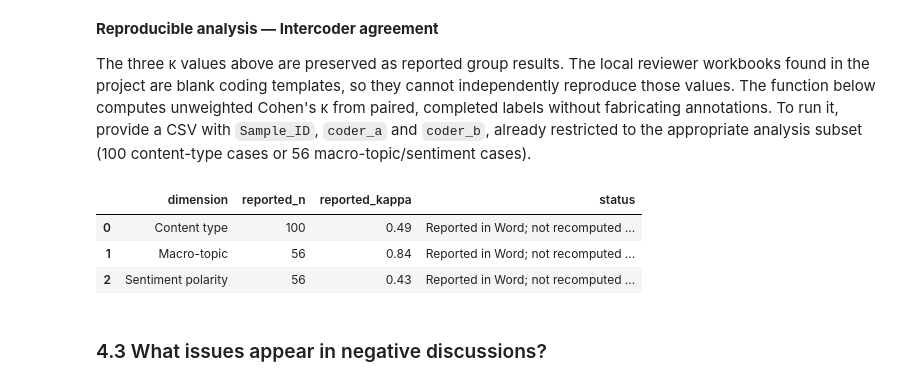
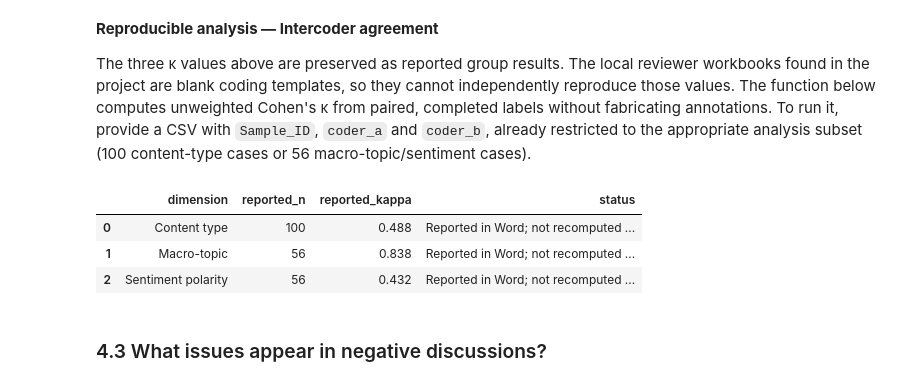
Before and after one commit to Costawang/nmc5342-razer-social-listening, a Jupyter notebook: notebooks/NMC5342_Razer_Final_Report.ipynb, the cells around one changed output. Cells and saved outputs as stored; diff of their text form; code cells hidden in the pictures.

Commit message:
Refine notebook table precision and GitHub contents display

```diff
--- a/notebooks/NMC5342_Razer_Final_Report.ipynb
+++ b/notebooks/NMC5342_Razer_Final_Report.ipynb
@@ -658,31 +658,31 @@ subset (100 content-type cases or 56 macro-topic/sentiment cases).
 # %%
 def cohen_kappa(labels_a, labels_b):
     paired = pd.DataFrame({"a": labels_a, "b": labels_b}).replace(r"^\s*$", pd.NA, regex=True).dropna()
     if len(paired) == 0:
         raise ValueError("No paired completed labels.")
     observed = float(paired.a.eq(paired.b).mean())
     pa = paired.a.value_counts(normalize=True)
     pb = paired.b.value_counts(normalize=True)
     expected = float(pa.mul(pb, fill_value=0).sum())
     if expected == 1:
         raise ValueError("Kappa is undefined when expected agreement is 1.")
     return {"n": len(paired), "observed_agreement": observed,
             "expected_agreement": expected, "kappa": (observed - expected) / (1 - expected)}
 
 completed_review_csv = os.environ.get("NMC5342_PAIRED_CODING_CSV")
 if completed_review_csv:
     labels = pd.read_csv(completed_review_csv, dtype="string")
     assert labels.Sample_ID.is_unique
     display(pd.Series(cohen_kappa(labels.coder_a, labels.coder_b)))
 else:
     display(pd.DataFrame({"dimension": ["Content type", "Macro-topic", "Sentiment polarity"],
-                          "reported_n": [100, 56, 56], "reported_kappa": [.488, .838, .432],
+                          "reported_n": [100, 56, 56], "reported_kappa": ["0.488", "0.838", "0.432"],
                           "status": ["Reported in Word; not recomputed from completed coding"] * 3}))
 # %% [output]
 |  | dimension | reported_n | reported_kappa | status |
-| 0 | Content type | 100 | 0.49 | Reported in Word; not recomputed ... |
-| 1 | Macro-topic | 56 | 0.84 | Reported in Word; not recomputed ... |
-| 2 | Sentiment polarity | 56 | 0.43 | Reported in Word; not recomputed ... |
+| 0 | Content type | 100 | 0.488 | Reported in Word; not recomputed ... |
+| 1 | Macro-topic | 56 | 0.838 | Reported in Word; not recomputed ... |
+| 2 | Sentiment polarity | 56 | 0.432 | Reported in Word; not recomputed ... |
 # %% [markdown]
 <a id="report-88"></a>
 
```
Also changed, not shown: parts of 2 cells of this notebook.
